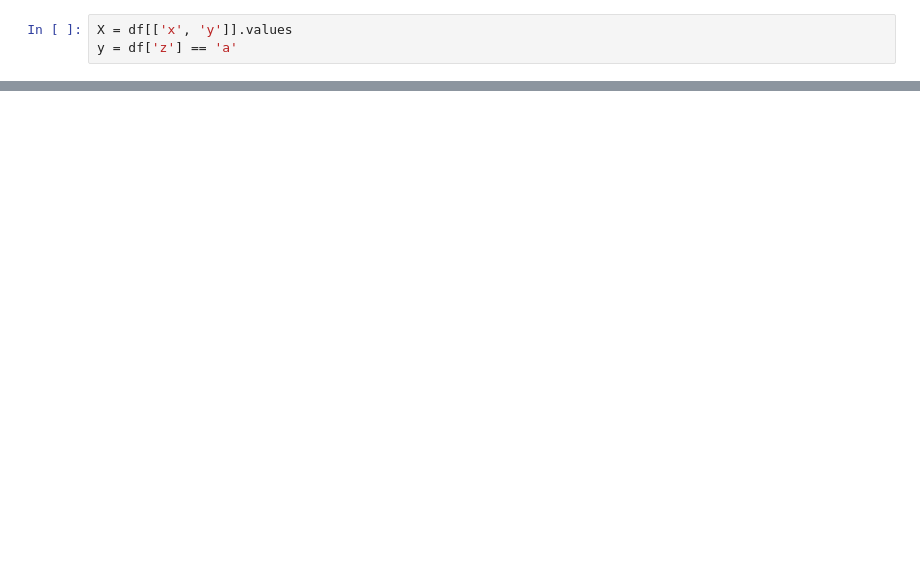
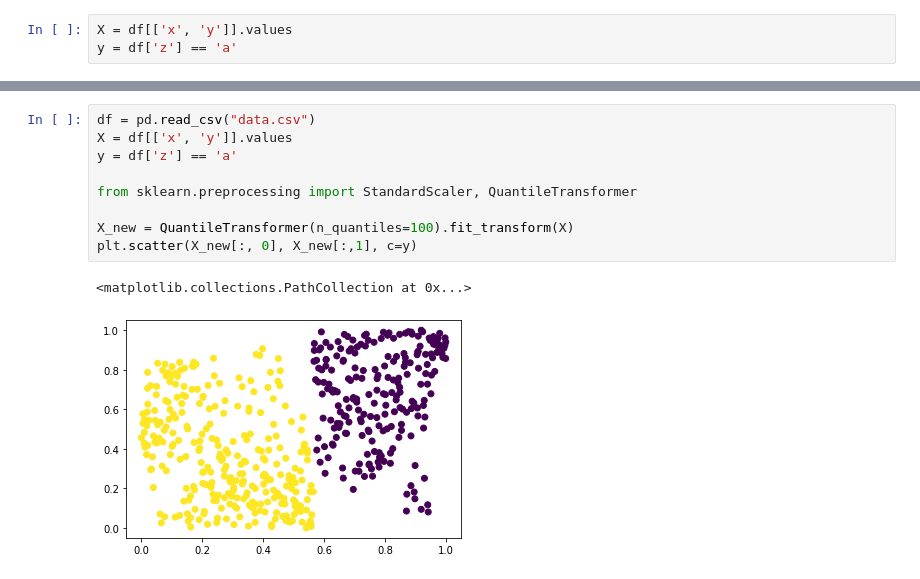
Before and after one commit to petemihaylov/machine-learning-fundamentals, a Jupyter notebook: scikit-learn/Preprocessing.ipynb, the cells around one changed output, grey strips where cells are left out. Saved outputs shown, nothing was run; the diff lists cells and outputs as text; blank space fills up the shorter version.

```diff
--- a/scikit-learn/Preprocessing.ipynb
+++ b/scikit-learn/Preprocessing.ipynb
@@ -22,0 +30,12 @@ plt.scatter(X[:, 0], X[:, 1], c=y)
+# %%
+df = pd.read_csv("data.csv")
+X = df[['x', 'y']].values
+y = df['z'] == 'a'
+
+from sklearn.preprocessing import StandardScaler, QuantileTransformer
+
+X_new = QuantileTransformer(n_quantiles=100).fit_transform(X)
+plt.scatter(X_new[:, 0], X_new[:,1], c=y)
+# %% [output]
+<matplotlib.collections.PathCollection at 0x...>
+[figure, added]
```
Also changed, not shown: parts of 7 cells of this notebook, 3 other files.
